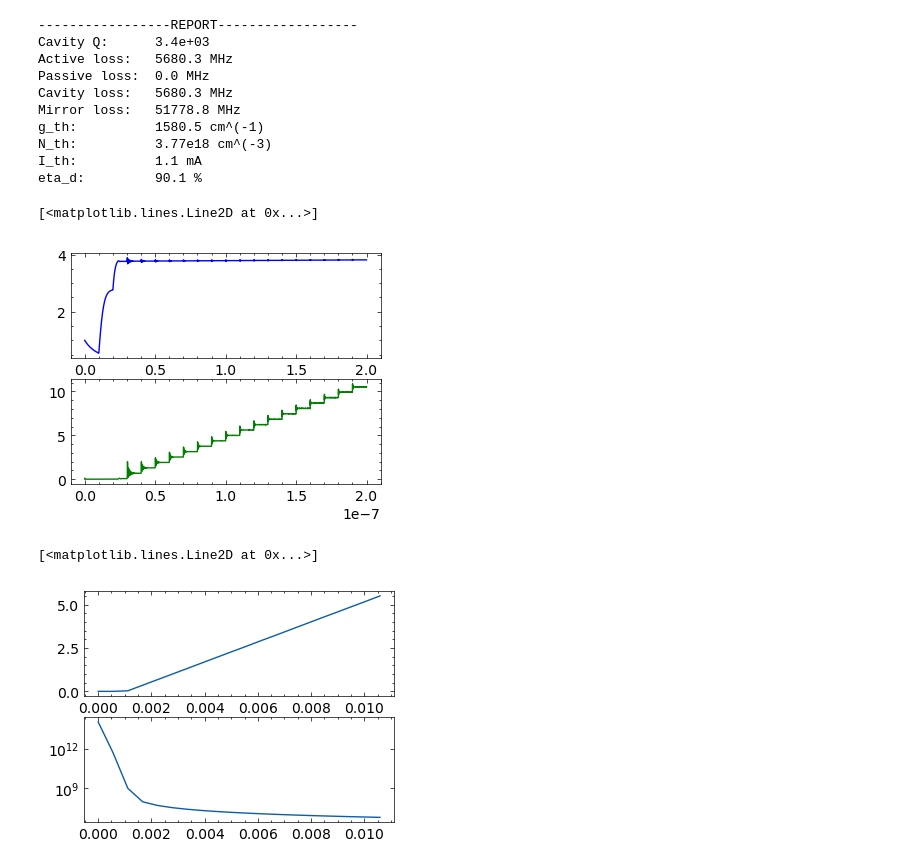
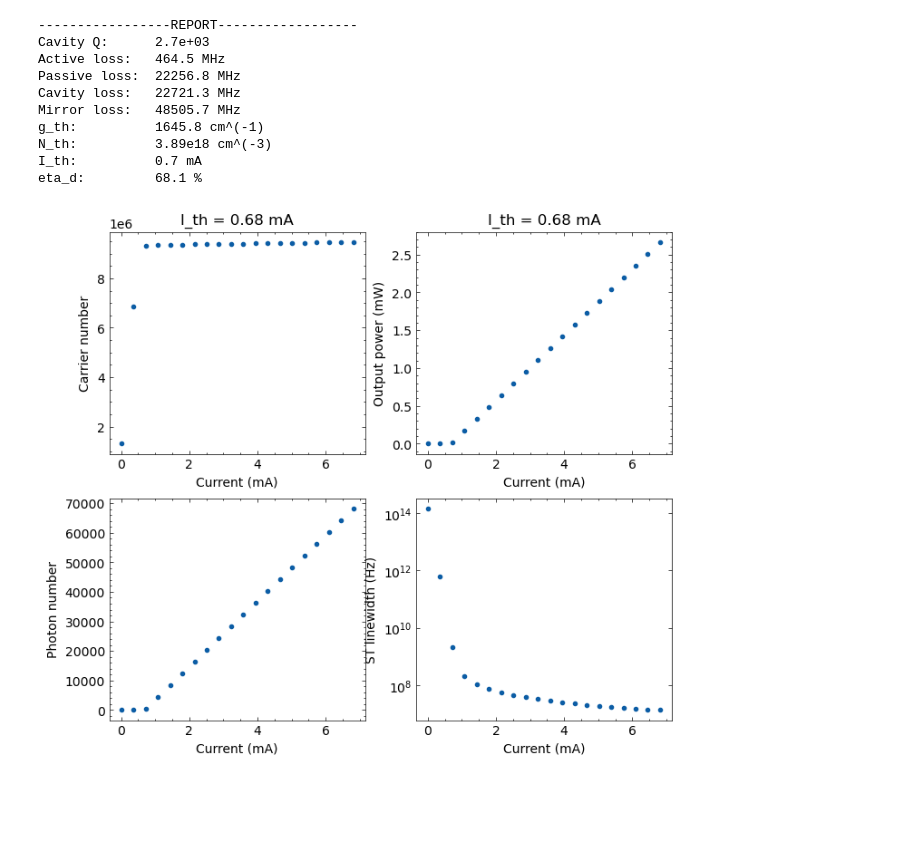
Before and after one commit to kaikai-liu/pyphotonicsims, a Jupyter notebook: notebook/laser dynamics.ipynb, the cells around one changed output. Drawn from its saved outputs; the diff is of its cells as text; code cells hidden in the pictures; blank space fills up the shorter version.

Commit message:
added PI sweep

```diff
--- a/notebook/laser dynamics.ipynb
+++ b/notebook/laser dynamics.ipynb
@@ -15,41 +15,23 @@ from scipy.integrate import odeint, RK45, solve_ivp
 plt.style.use('science')
 plt.rcParams['figure.figsize'] = [4,3]
 # %%
-from scipy.optimize import fsolve
-laser = LaserModel()
+laser = LaserModel('vcsel')
 # %% [output]
 -----------------REPORT------------------
-Cavity Q:      3.4e+03
-Active loss:   5680.3 MHz
-Passive loss:  0.0 MHz
-Cavity loss:   5680.3 MHz
-Mirror loss:   51778.8 MHz
-g_th:          1580.5 cm^(-1)
-N_th:          3.77e18 cm^(-3)
-I_th:          1.1 mA
-eta_d:         90.1 %
+Cavity Q:      2.7e+03
+Active loss:   464.5 MHz
+Passive loss:  22256.8 MHz
+Cavity loss:   22721.3 MHz
+Mirror loss:   48505.7 MHz
+g_th:          1645.8 cm^(-1)
+N_th:          3.89e18 cm^(-3)
+I_th:          0.7 mA
+eta_d:         68.1 %
 # %%
 Ix = np.linspace(0,10*laser.I_th,20)
-tspan = [0,10e-9]
-Pout,vST,Nx,t,N = laser.PI_current_sweep(Ix,tspan)
+laser.PI_visulization(Ix,plotindensity=False)
+# %% [output]
+[figure, added]
-# %%
-plt.figure()
-plt.subplot(211)
-plt.plot(t, N[0,:]/1e18, 'b', label='Carrier density 1e18 (cm^-3)')
-plt.subplot(212)
-plt.plot(t, N[1,:]/1e14, 'g', label='Photon density 1e14 (cm^-3)')
-# %% [output]
-[<matplotlib.lines.Line2D at 0x...>]
-[figure, removed]
-# %%
-plt.figure()
-plt.subplot(211)
-plt.plot(Ix, Pout*1e3, label='Power (mW)')
-plt.subplot(212)
-plt.semilogy(Ix, vST, label='Linewidth (Hz)')
-# %% [output]
-[<matplotlib.lines.Line2D at 0x...>]
-[figure, removed]
 # %%
 def pend(y, t, b, c):
     theta, omega = y
```
Also changed, not shown: parts of 3 cells of this notebook, 1 other file.
